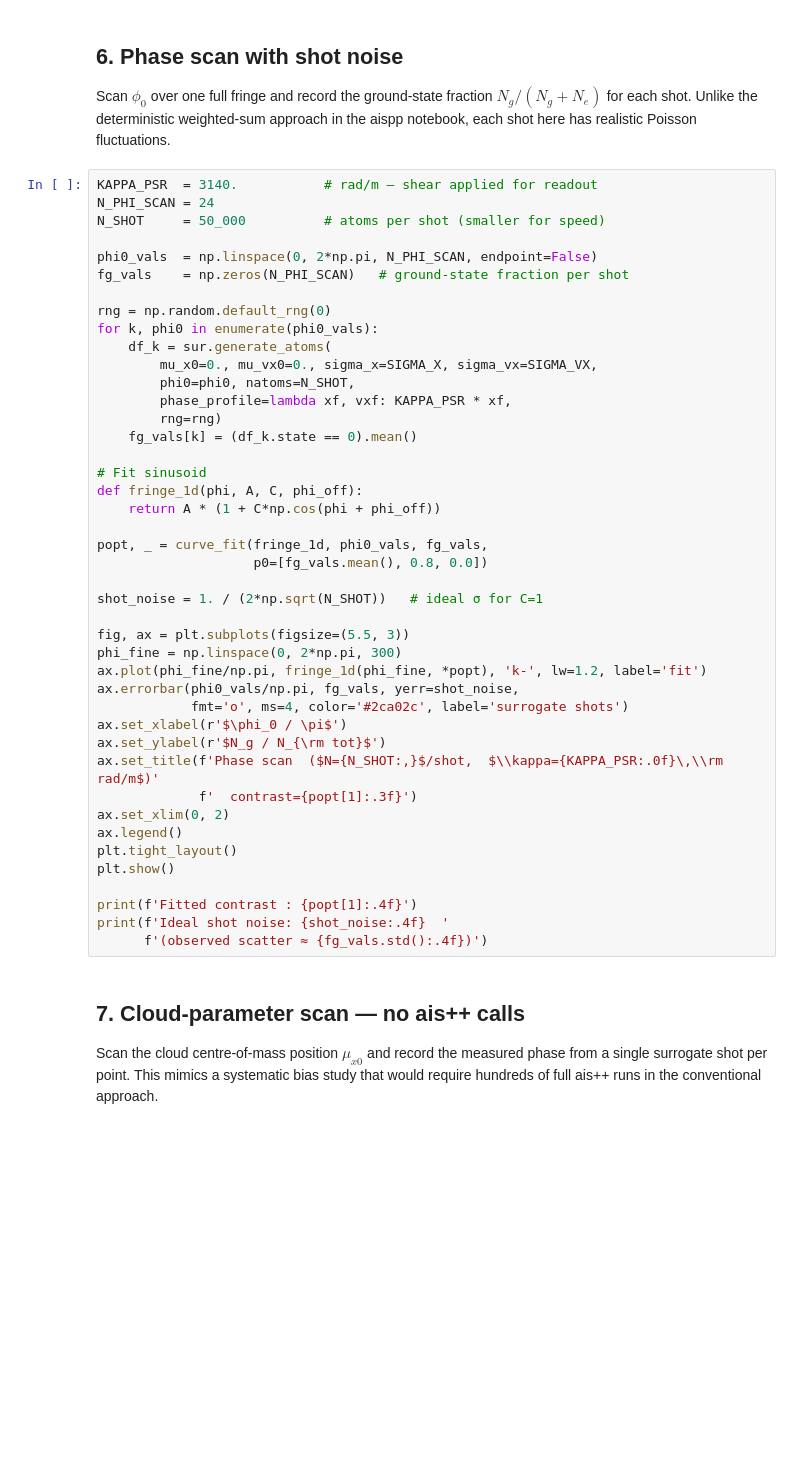
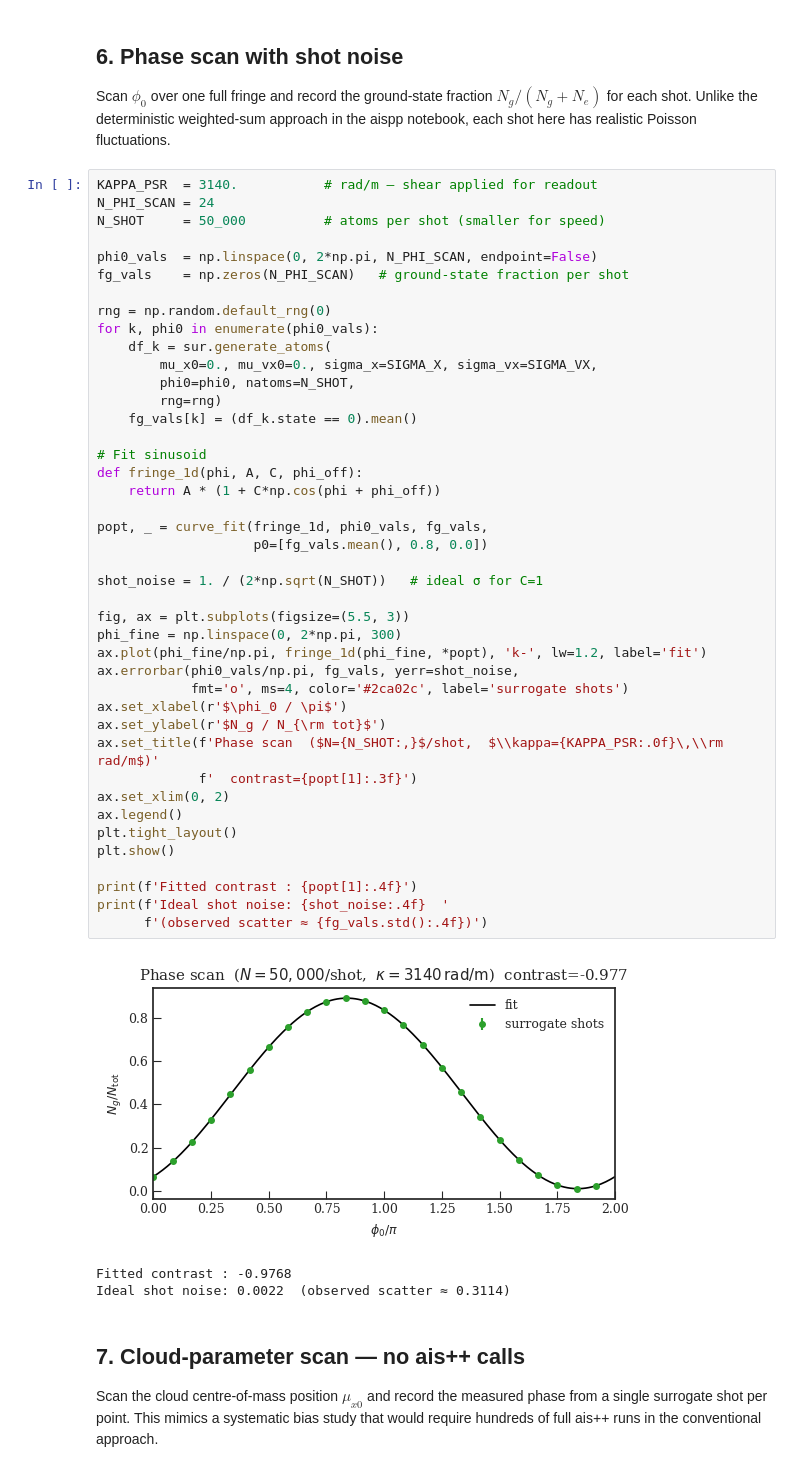
Before and after one commit to noammouelle/aispy, a Jupyter notebook: examples/example_psmap_surrogate.ipynb, the cells around one changed output. Cells and saved outputs as stored; diff of their text form; blank space fills up the shorter version.

```diff
--- a/examples/example_psmap_surrogate.ipynb
+++ b/examples/example_psmap_surrogate.ipynb
@@ -252,36 +275,39 @@ for k, phi0 in enumerate(phi0_vals):
     df_k = sur.generate_atoms(
         mu_x0=0., mu_vx0=0., sigma_x=SIGMA_X, sigma_vx=SIGMA_VX,
         phi0=phi0, natoms=N_SHOT,
-        phase_profile=lambda xf, vxf: KAPPA_PSR * xf,
         rng=rng)
     fg_vals[k] = (df_k.state == 0).mean()
 
 # Fit sinusoid
 def fringe_1d(phi, A, C, phi_off):
     return A * (1 + C*np.cos(phi + phi_off))
 
 popt, _ = curve_fit(fringe_1d, phi0_vals, fg_vals,
                     p0=[fg_vals.mean(), 0.8, 0.0])
 
 shot_noise = 1. / (2*np.sqrt(N_SHOT))   # ideal σ for C=1
 
 fig, ax = plt.subplots(figsize=(5.5, 3))
 phi_fine = np.linspace(0, 2*np.pi, 300)
 ax.plot(phi_fine/np.pi, fringe_1d(phi_fine, *popt), 'k-', lw=1.2, label='fit')
 ax.errorbar(phi0_vals/np.pi, fg_vals, yerr=shot_noise,
             fmt='o', ms=4, color='#2ca02c', label='surrogate shots')
 ax.set_xlabel(r'$\phi_0 / \pi$')
 ax.set_ylabel(r'$N_g / N_{\rm tot}$')
 ax.set_title(f'Phase scan  ($N={N_SHOT:,}$/shot,  $\\kappa={KAPPA_PSR:.0f}\,\\rm rad/m$)'
              f'  contrast={popt[1]:.3f}')
 ax.set_xlim(0, 2)
 ax.legend()
 plt.tight_layout()
 plt.show()
 
 print(f'Fitted contrast : {popt[1]:.4f}')
 print(f'Ideal shot noise: {shot_noise:.4f}  '
       f'(observed scatter ≈ {fg_vals.std():.4f})')
+# %% [output]
+[figure, added]
+Fitted contrast : -0.9768
+Ideal shot noise: 0.0022  (observed scatter ≈ 0.3114)
 # %% [markdown]
 ## 7. Cloud-parameter scan — no ais++ calls
 
```
Also changed, not shown: parts of 8 cells of this notebook, 2 other files.
